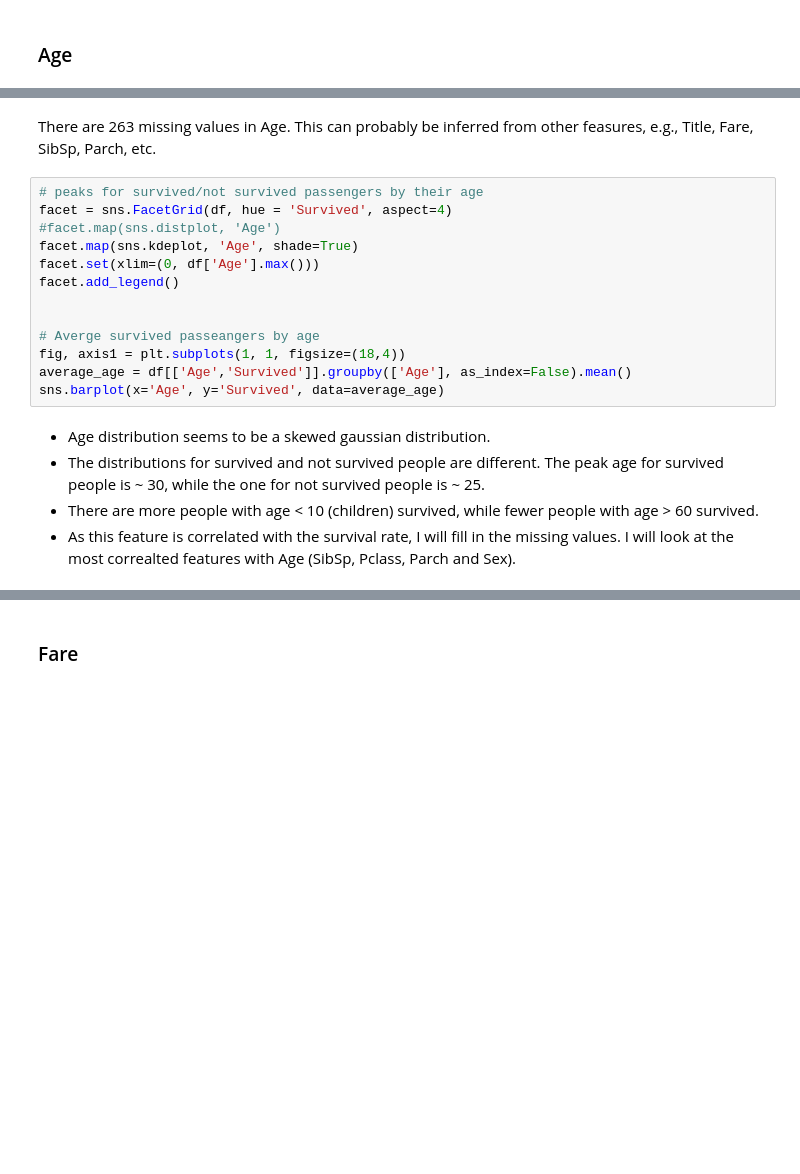
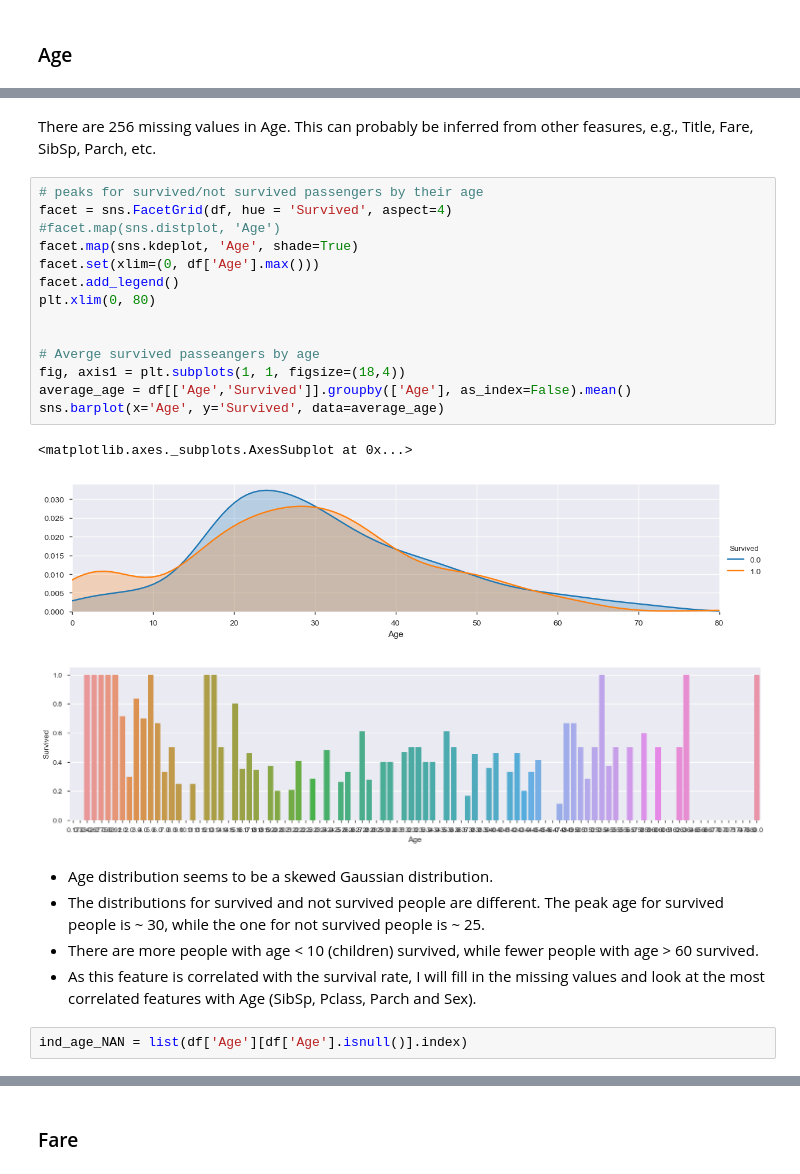
Before and after one commit to yanxiali/Titanic_Survival, a Jupyter notebook: Titanic_Survival.ipynb, the cells around one changed output, grey strips where cells are left out. Saved outputs shown, nothing was run; the diff lists cells and outputs as text; blank space fills up the shorter version.

```diff
--- a/Titanic_Survival.ipynb
+++ b/Titanic_Survival.ipynb
@@ -288,20 +372,27 @@ df.Age.isnull().sum()
 # %% [markdown]
-There are 263 missing values in Age. This can probably be inferred from other feasures, e.g., Title, Fare, SibSp, Parch, etc.
+There are 256 missing values in Age. This can probably be inferred from other feasures, e.g., Title, Fare, SibSp, Parch, etc.
 # %%
 # peaks for survived/not survived passengers by their age
 facet = sns.FacetGrid(df, hue = 'Survived', aspect=4)
 #facet.map(sns.distplot, 'Age')
 facet.map(sns.kdeplot, 'Age', shade=True)
 facet.set(xlim=(0, df['Age'].max()))
 facet.add_legend()
+plt.xlim(0, 80)
 
 
 # Averge survived passeangers by age
 fig, axis1 = plt.subplots(1, 1, figsize=(18,4))
 average_age = df[['Age','Survived']].groupby(['Age'], as_index=False).mean()
 sns.barplot(x='Age', y='Survived', data=average_age)
+# %% [output]
+<matplotlib.axes._subplots.AxesSubplot at 0x...>
+[figure, added]
+[figure, added]
 # %% [markdown]
-- Age distribution seems to be a skewed gaussian distribution.
+- Age distribution seems to be a skewed Gaussian distribution.
 - The distributions for survived and not survived people are different. The peak age for survived people is ~ 30, while the one for not survived people is ~ 25.
 - There are more people with age < 10 (children) survived, while fewer people with age > 60 survived.
-- As this feature is correlated with the survival rate, I will fill in the missing values. I will look at the most correalted features with Age (SibSp, Pclass, Parch and Sex).
+- As this feature is correlated with the survival rate, I will fill in the missing values and look at the most correlated features with Age (SibSp, Pclass, Parch and Sex).
+# %%
+ind_age_NAN = list(df['Age'][df['Age'].isnull()].index)
```
Also changed, not shown: parts of 148 cells of this notebook, 1 other file.
